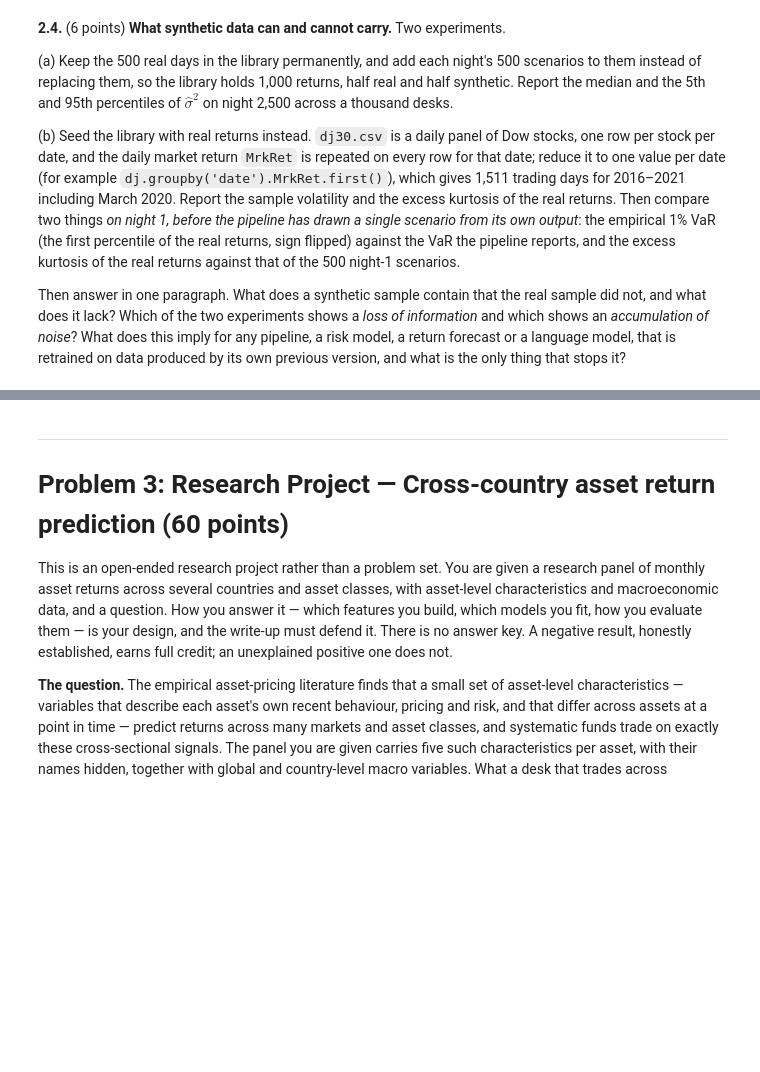
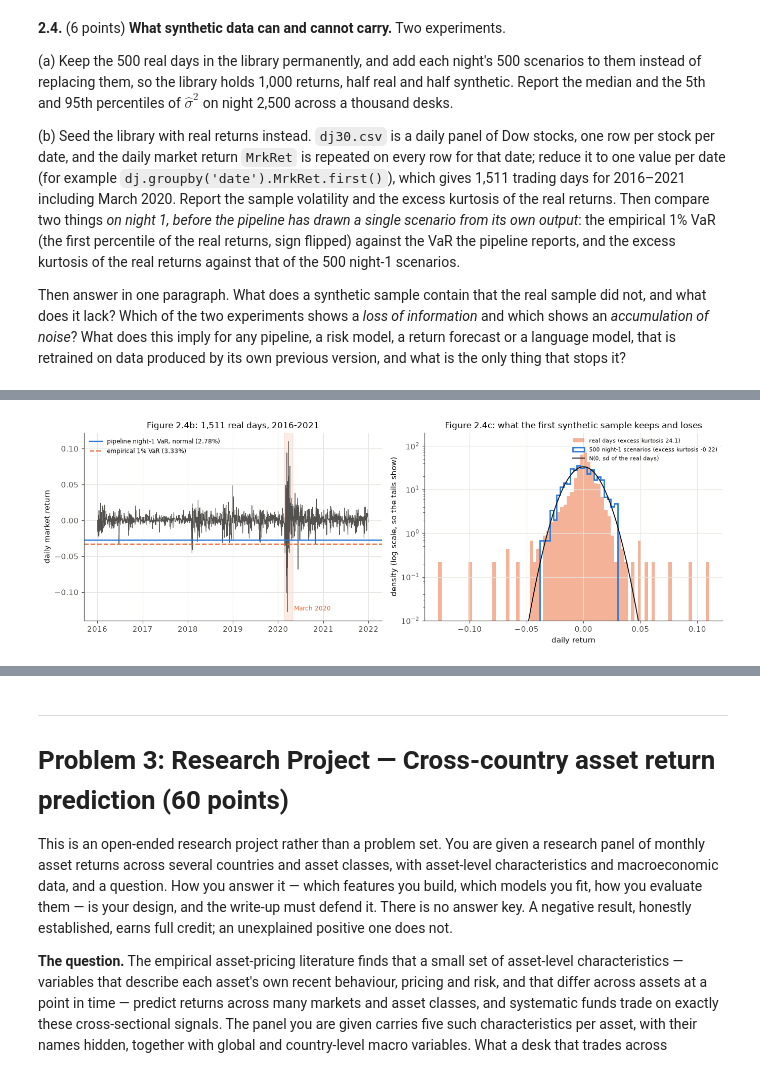
Before and after one commit to Teknado/UChicago, a Jupyter notebook: Final_Autumn_2026-1.ipynb, the cells around one changed output, grey strips where cells are left out. Cells and saved outputs as stored; diff of their text form; code cells hidden in the pictures; blank space fills up the shorter version.

```diff
--- a/Final_Autumn_2026-1.ipynb
+++ b/Final_Autumn_2026-1.ipynb
@@ -533,8 +533,10 @@ from scipy.stats import norm, kurtosis
 import time
 
 _DATA_DIR = '/classes/41210_MiF_fall2026/Data/'
+import os
+_DATA_DIR = _DATA_DIR if os.path.isdir(_DATA_DIR) else './'   # class server if present, else a local copy next to the notebook
 
-SEED   = 0             # <-- the last four digits of your student ID
+SEED   = 2694          # <-- the last four digits of your student ID
 N_SCEN = 500           # scenarios drawn per night
 NIGHTS = 2500          # ten trading years
 Z01    = norm.ppf(0.99)   # 2.326: the 1% one-day VaR of N(0, 1), in units of sigma
@@ -605,0 +1073,29 @@ only thing that stops it?
+# %%
+# Figure 2.4b: the real returns with both night-1 VaRs (left); real days vs the night-1 scenarios (right)
+dates = pd.to_datetime(r.index.astype(str), format='%Y%m%d')
+fig, (ax1, ax2) = plt.subplots(1, 2, figsize=(12.5, 4.3))
+ax1.plot(dates, r.to_numpy(), color=C_GREY, linewidth=0.7)
+ax1.axhline(-var_pipe, color=C_BLUE, linewidth=1.6, label=f'pipeline night-1 VaR, normal ({var_pipe:.2%})')
+ax1.axhline(-var_emp, color=C_ORANGE, linewidth=1.6, linestyle='--', label=f'empirical 1% VaR ({var_emp:.2%})')
+ax1.axvspan(pd.Timestamp('2020-02-20'), pd.Timestamp('2020-04-30'), color=C_ORANGE, alpha=0.12)
+ax1.text(pd.Timestamp('2020-05-10'), r.min(), 'March 2020', color=C_ORANGE, fontsize=8, va='bottom')
+ax1.set_ylabel('daily market return')
+ax1.set_title('Figure 2.4b: 1,511 real days, 2016-2021')
+ax1.legend(fontsize=8, loc='upper left')
+
+bins = np.linspace(r.min(), r.max(), 81)
+ax2.hist(r, bins=bins, density=True, color=C_ORANGE, alpha=0.5, label=f'real days (excess kurtosis {kurt_real:.1f})')
+ax2.hist(scen1, bins=bins, density=True, histtype='step', color=C_BLUE, linewidth=1.8,
+         label=f'500 night-1 scenarios (excess kurtosis {kurt_scen:.2f})')
+g = np.linspace(r.min(), r.max(), 400)
+ax2.plot(g, stats.norm.pdf(g, 0, sd_real), color=C_INK, linewidth=1.2, label='N(0, sd of the real days)')
+ax2.set_yscale('log')
+ax2.set_ylim(1e-2, 2e2)
+ax2.set_xlabel('daily return')
+ax2.set_ylabel('density (log scale, so the tails show)')
+ax2.set_title('Figure 2.4c: what the first synthetic sample keeps and loses')
+ax2.legend(fontsize=7.5, loc='upper right')
+plt.tight_layout()
+plt.show()
+# %% [output]
+[figure, added]
```
Also changed, not shown: parts of 18 cells of this notebook, 1 other file.
